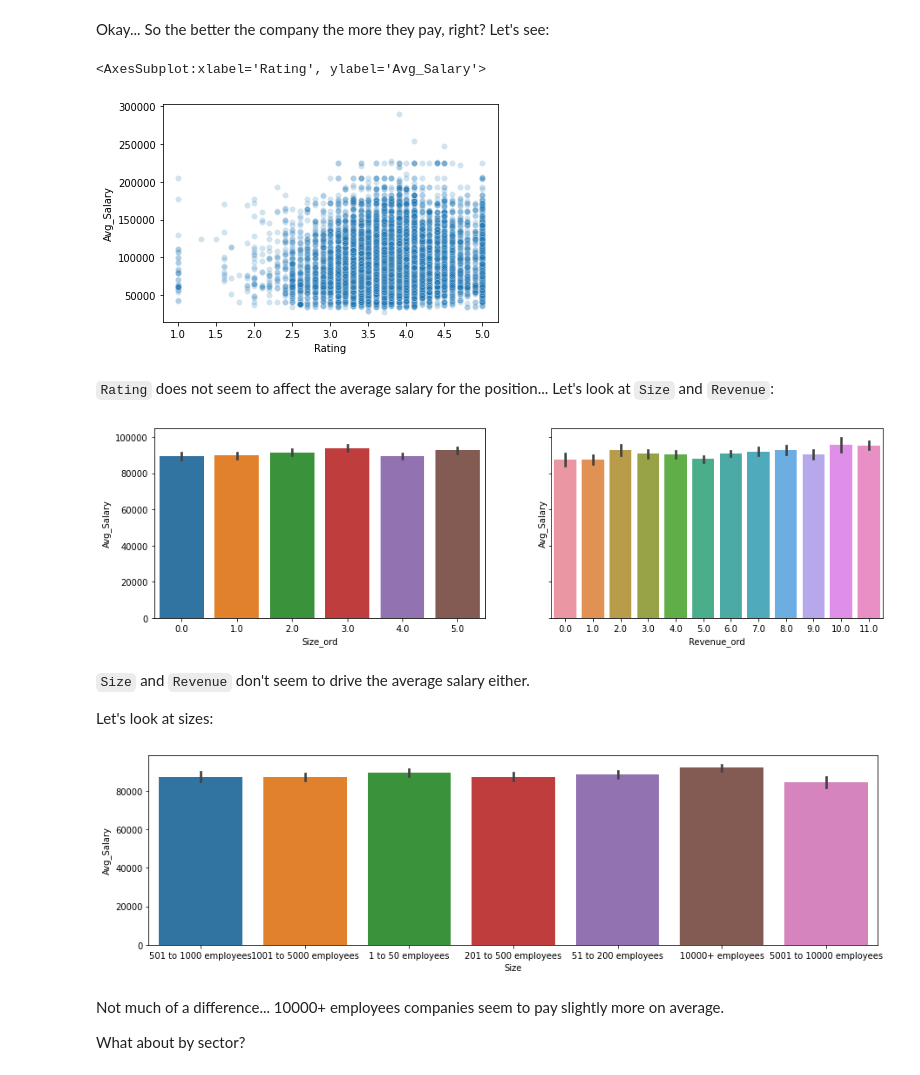
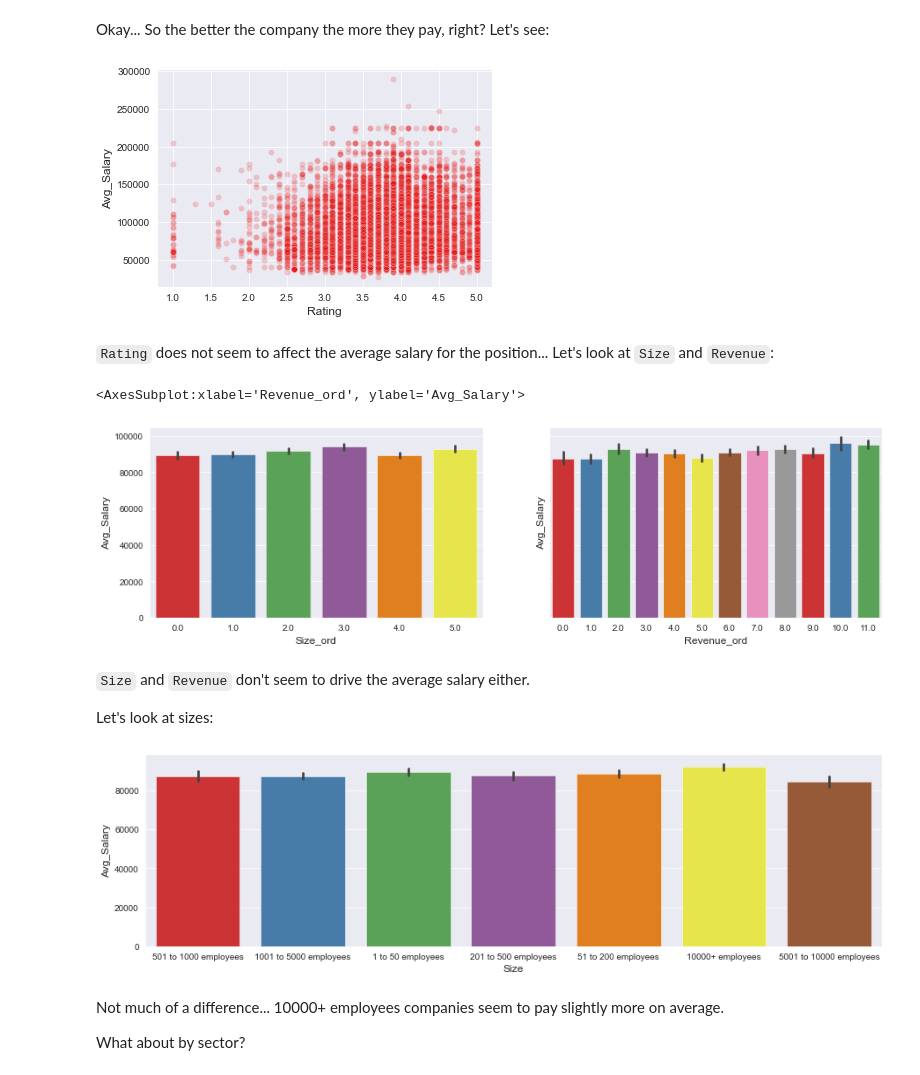
Before and after one commit to ronaldpacheco/Capstone_2_Data-Science-Salary-Prediction, a Jupyter notebook: EDA.ipynb, the cells around one changed output. Drawn from its saved outputs; the diff is of its cells as text; code cells hidden in the pictures.

```diff
--- a/EDA.ipynb
+++ b/EDA.ipynb
@@ -9,3 +9,7 @@ from scipy.stats import t
+# %%
+plt.style.use('ggplot')
+sns.set_palette(palette='Set1')
+sns.set_style("darkgrid")
 # %%
 data = pd.read_csv('Data_Wrangled.csv')
 #city = pd.read_csv('City_dummy.csv')
@@ -180,29 +147,29 @@ The mean average salary is `$91K`, the max is `$290K` and the min is `$27.5K`.
 # %% [markdown]
 Okay... So the better the company the more they pay, right? Let's see:
 # %%
-sns.scatterplot(data=original, x='Rating',y='Avg_Salary',alpha=0.2)
+sns.scatterplot(data=original, x='Rating',y='Avg_Salary',alpha=0.2);
 # %% [output]
-<AxesSubplot:xlabel='Rating', ylabel='Avg_Salary'>
-[figure, old version]
+[figure, new version]
 # %% [markdown]
 `Rating` does not seem to affect the average salary for the position... Let's look at `Size` and `Revenue`:
 # %%
 fig, axes = plt.subplots(1,2,figsize=(15,4), sharey=True)
-sns.barplot(ax=axes[0],data=data,  y='Avg_Salary', x='Size_ord');
-sns.barplot(ax=axes[1],data=data,  y='Avg_Salary', x='Revenue_ord');
-plt.show()
+sns.barplot(ax=axes[0],data=data,  y='Avg_Salary', x='Size_ord',palette=sns.color_palette());
+sns.barplot(ax=axes[1],data=data,  y='Avg_Salary', x='Revenue_ord',palette=sns.color_palette())
+#plt.show()
 # %% [output]
+<AxesSubplot:xlabel='Revenue_ord', ylabel='Avg_Salary'>
-[figure, old version]
+[figure, new version]
 # %% [markdown]
 `Size` and `Revenue` don't seem to drive the average salary either.
 
 Let's look at sizes:
 # %%
 plt.figure(figsize=(15,4))
-sns.barplot(data=data,  y='Avg_Salary', x='Size');
+sns.barplot(data=data,  y='Avg_Salary', x='Size',palette=sns.color_palette());
 plt.show()
 # %% [output]
-[figure, old version]
+[figure, new version]
 # %% [markdown]
 Not much of a difference... 10000+ employees companies seem to pay slightly more on average.
 
```
Also changed, not shown: parts of 17 cells of this notebook.
